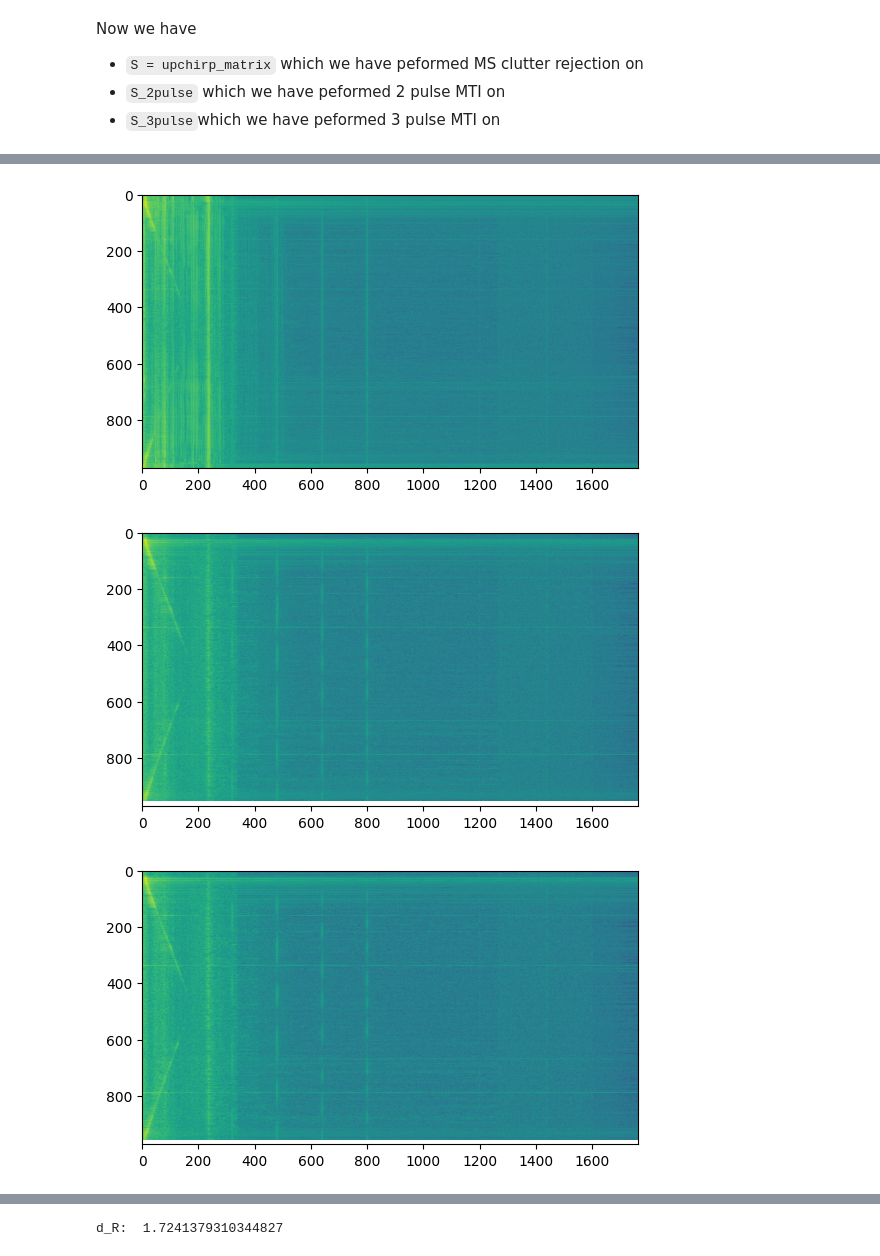
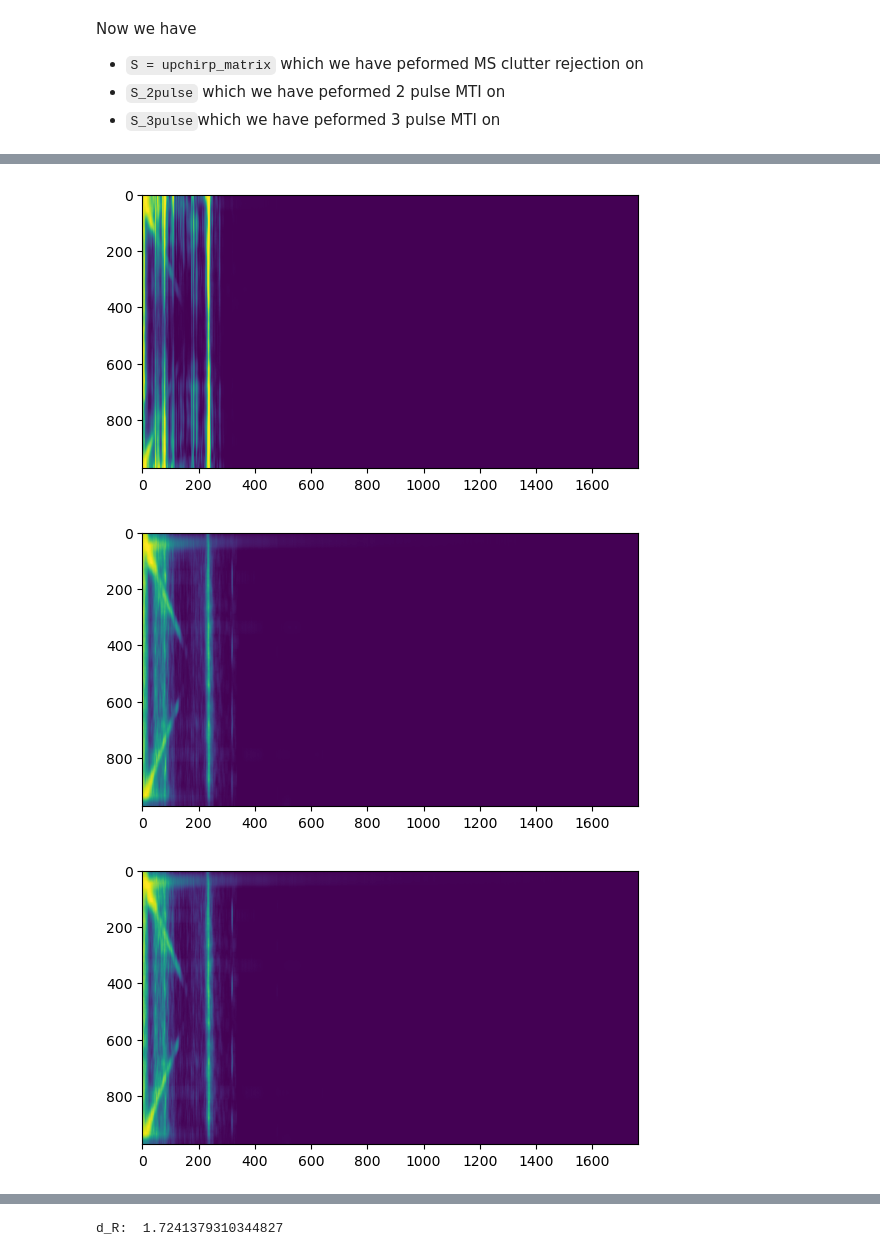
Before and after one commit to casper9429-kth/EK2370, a Jupyter notebook: notebook/sub_group_2.ipynb, the cells around one changed output, grey strips where cells are left out. Cells and saved outputs as stored; diff of their text form; code cells hidden in the pictures.

```diff
--- a/notebook/sub_group_2.ipynb
+++ b/notebook/sub_group_2.ipynb
@@ -5,9 +5,10 @@ from pydub import AudioSegment
 from pydub.utils import mediainfo
 import matplotlib.pyplot as plt
 import numpy as np
+import cv2
 #import cv2
-#path = "/home/casper/EK2370/data_cots/Range_Test_File.m4a"
-path = "/home/postenoden/KTH/Build Your Own Radar System/Project/EK2370/data_cots/Range_Test_File.m4a"
+path = "/home/casper/EK2370/data_cots/Range_Test_File.m4a"
+#path = "/home/postenoden/KTH/Build Your Own Radar System/Project/EK2370/data_cots/Range_Test_File.m4a"
 
 # Read m4a file
 audio = AudioSegment.from_file(path, format="m4a")
@@ -171,36 +172,65 @@ S_2pulse_ifft = np.fft.ifft(S_2pulse, axis=1,n=padding_constant*Nsamples)
 S_3pulse_ifft = np.fft.ifft(S_3pulse, axis=1,n=padding_constant*Nsamples)
 
 # Take the absolute value of the ifft
 S_ifft_abs = np.abs(S_ifft)
 S_2pulse_ifft_abs = np.abs(S_2pulse_ifft)
 S_3pulse_ifft_abs = np.abs(S_3pulse_ifft)
 
 # Take the log of the absolute value
 S_ifft_abs_log = np.log(S_ifft_abs)
 S_2pulse_ifft_abs_log = np.log(S_2pulse_ifft_abs)
 S_3pulse_ifft_abs_log = np.log(S_3pulse_ifft_abs)
 
 # Cut out the first 2*Nsamples
 S_ifft_abs_log = S_ifft_abs_log[:,:int(padding_constant/2)*Nsamples]
 S_2pulse_ifft_abs_log = S_2pulse_ifft_abs_log[:,:int(padding_constant/2)*Nsamples]
 S_3pulse_ifft_abs_log = S_3pulse_ifft_abs_log[:,:int(padding_constant/2)*Nsamples]
 
 
+# Print Unique none float values
+# Replace -inf with 0
+# Make -inf to 0
+# Give 5 to 95 percentile values
+noise_floor = 90
+min_5 = np.percentile(S_ifft_abs_log, noise_floor)
+min_2pulse_5 = np.percentile(S_2pulse_ifft_abs_log, noise_floor)
+min_3pulse_5 = np.percentile(S_3pulse_ifft_abs_log, noise_floor)
+max_95 = np.percentile(S_ifft_abs_log, 99)
+max_2pulse_95 = np.percentile(S_2pulse_ifft_abs_log, 99)
+max_3pulse_95 = np.percentile(S_3pulse_ifft_abs_log, 99)
+# Interpolate all data, less than min_5 to min_5 and more than max_95 to max_95
+S_ifft_abs_log[S_ifft_abs_log < min_5] = min_5
+S_ifft_abs_log[S_ifft_abs_log > max_95] = max_95
+S_2pulse_ifft_abs_log[S_2pulse_ifft_abs_log < min_2pulse_5] = min_2pulse_5
+S_2pulse_ifft_abs_log[S_2pulse_ifft_abs_log > max_2pulse_95] = max_2pulse_95
+S_3pulse_ifft_abs_log[S_3pulse_ifft_abs_log < min_3pulse_5] = min_3pulse_5
+S_3pulse_ifft_abs_log[S_3pulse_ifft_abs_log > max_3pulse_95] = max_3pulse_95
+# Scale the data to 0-255
+S_ifft_abs_log = (S_ifft_abs_log - min_5)/(max_95 - min_5)*255
+S_2pulse_ifft_abs_log = (S_2pulse_ifft_abs_log - min_2pulse_5)/(max_2pulse_95 - min_2pulse_5)*255
+S_3pulse_ifft_abs_log = (S_3pulse_ifft_abs_log - min_3pulse_5)/(max_3pulse_95 - min_3pulse_5)*255
 
+# Convolv the data with a gaussian kernel
+kernel = cv2.getGaussianKernel(50,20)
+S_ifft_abs_log = cv2.filter2D(S_ifft_abs_log, -1, kernel)
+S_2pulse_ifft_abs_log = cv2.filter2D(S_2pulse_ifft_abs_log, -1, kernel)
+S_3pulse_ifft_abs_log = cv2.filter2D(S_3pulse_ifft_abs_log, -1, kernel)
+
+# Peform adaptive thresholding
 
 
 
 # Plot the data
 plt.imshow(S_ifft_abs_log)
 plt.show()
 plt.imshow(S_2pulse_ifft_abs_log)
 plt.show()
 plt.imshow(S_3pulse_ifft_abs_log)
 plt.show()
 # %% [output]
-[figure, old version]
+[figure, new version]
-[figure, old version]
+[figure, new version]
-[figure, old version]
+[figure, new version]
 # %% [markdown]
 ![Alt text](image-2.png)
 Now we have the data in frequency, we need to convert it into distances:
```
Also changed, not shown: parts of 3 cells of this notebook.
